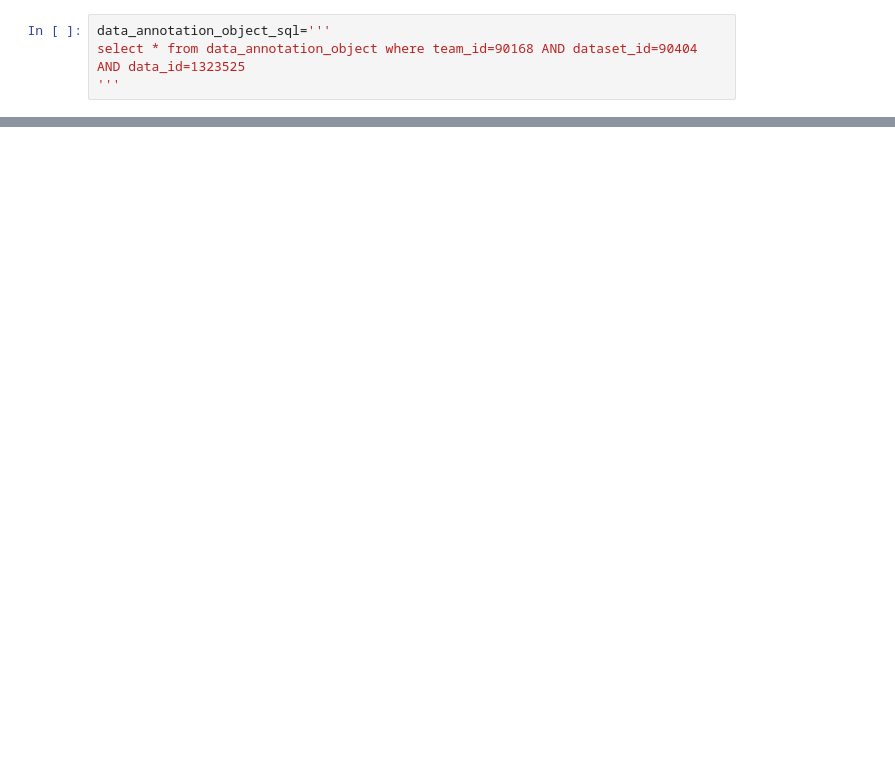
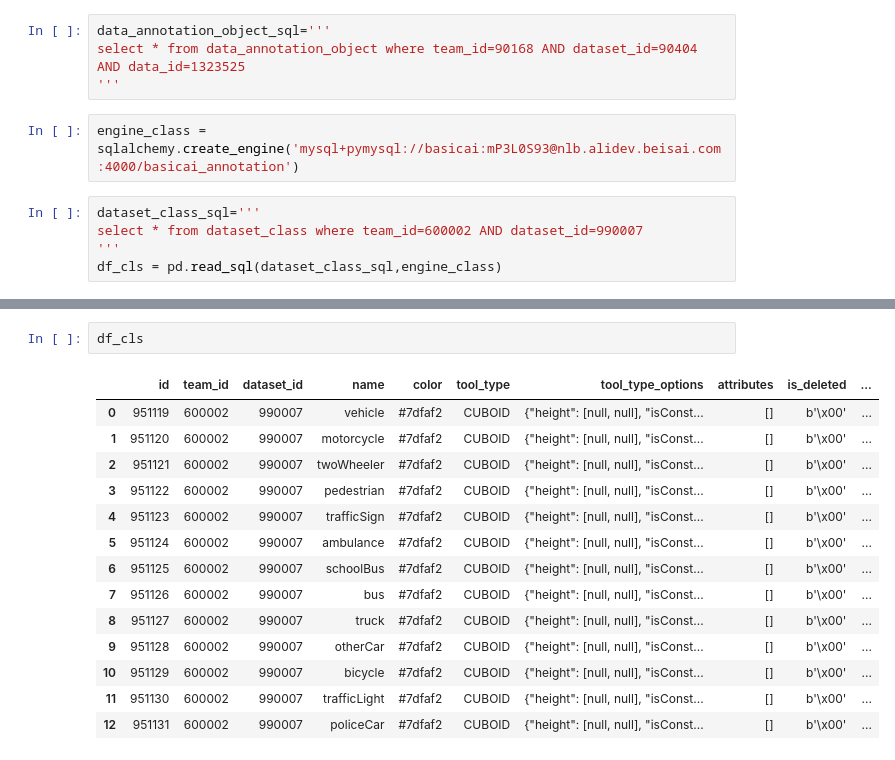
Before and after one commit to sunnysihao/basic_projects, a Jupyter notebook: 谢秋梅/X1反显/test.ipynb, the cells around one changed output, grey strips where cells are left out. Saved outputs shown, nothing was run; the diff lists cells and outputs as text; blank space fills up the shorter version.

```diff
--- a/谢秋梅/X1反显/test.ipynb
+++ b/谢秋梅/X1反显/test.ipynb
@@ -327,3 +351,10 @@ data_annotation_result.to_sql('data_annotation_result', con=engine,index=False,i
 data_annotation_object_sql='''
 select * from data_annotation_object where team_id=90168 AND dataset_id=90404 AND data_id=1323525
 '''
+# %%
+engine_class = sqlalchemy.create_engine('mysql+pymysql://basicai:mP3L0S93@nlb.alidev.beisai.com:4000/basicai_annotation')
+# %%
+dataset_class_sql='''
+select * from dataset_class where team_id=600002 AND dataset_id=990007
+'''
+df_cls = pd.read_sql(dataset_class_sql,engine_class)
@@ -329,0 +379,17 @@ select * from data_annotation_object where team_id=90168 AND dataset_id=90404 AN
+# %%
+df_cls
+# %% [output]
+|  | id | team_id | dataset_id | name | color | tool_type | tool_type_options | attributes | is_deleted | ... |
+| 0 | 951119 | 600002 | 990007 | vehicle | #7dfaf2 | CUBOID | {"height": [null, null], "isConst... | [] | b'\x00' | ... |
+| 1 | 951120 | 600002 | 990007 | motorcycle | #7dfaf2 | CUBOID | {"height": [null, null], "isConst... | [] | b'\x00' | ... |
+| 2 | 951121 | 600002 | 990007 | twoWheeler | #7dfaf2 | CUBOID | {"height": [null, null], "isConst... | [] | b'\x00' | ... |
+| 3 | 951122 | 600002 | 990007 | pedestrian | #7dfaf2 | CUBOID | {"height": [null, null], "isConst... | [] | b'\x00' | ... |
+| 4 | 951123 | 600002 | 990007 | trafficSign | #7dfaf2 | CUBOID | {"height": [null, null], "isConst... | [] | b'\x00' | ... |
+| 5 | 951124 | 600002 | 990007 | ambulance | #7dfaf2 | CUBOID | {"height": [null, null], "isConst... | [] | b'\x00' | ... |
+| 6 | 951125 | 600002 | 990007 | schoolBus | #7dfaf2 | CUBOID | {"height": [null, null], "isConst... | [] | b'\x00' | ... |
+| 7 | 951126 | 600002 | 990007 | bus | #7dfaf2 | CUBOID | {"height": [null, null], "isConst... | [] | b'\x00' | ... |
+| 8 | 951127 | 600002 | 990007 | truck | #7dfaf2 | CUBOID | {"height": [null, null], "isConst... | [] | b'\x00' | ... |
+| 9 | 951128 | 600002 | 990007 | otherCar | #7dfaf2 | CUBOID | {"height": [null, null], "isConst... | [] | b'\x00' | ... |
+| 10 | 951129 | 600002 | 990007 | bicycle | #7dfaf2 | CUBOID | {"height": [null, null], "isConst... | [] | b'\x00' | ... |
+| 11 | 951130 | 600002 | 990007 | trafficLight | #7dfaf2 | CUBOID | {"height": [null, null], "isConst... | [] | b'\x00' | ... |
+| 12 | 951131 | 600002 | 990007 | policeCar | #7dfaf2 | CUBOID | {"height": [null, null], "isConst... | [] | b'\x00' | ... |
```
Also changed, not shown: parts of 24 cells of this notebook, 3 other files.
